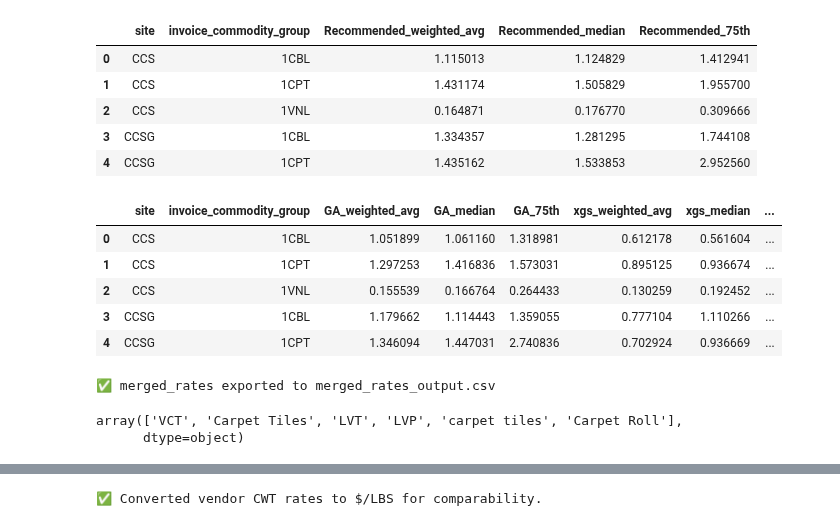
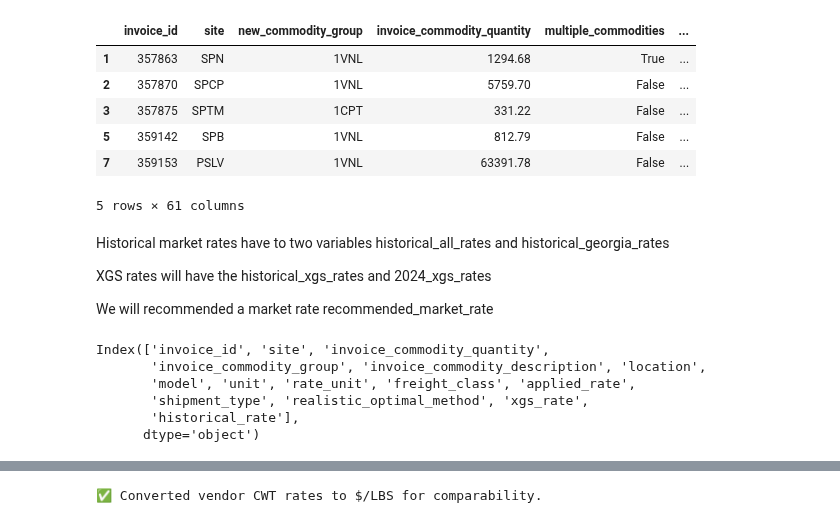
Before and after one commit to Zhuwaki/diverzify_freight_analysis, a Jupyter notebook: notebooks/karabo/site_rates_table_nigel.ipynb, the cells around one changed output, grey strips where cells are left out. Cells and saved outputs as stored; diff of their text form; code cells hidden in the pictures.

```diff
--- a/notebooks/karabo/site_rates_table_nigel.ipynb
+++ b/notebooks/karabo/site_rates_table_nigel.ipynb
@@ -36,21 +47,0 @@ invoice_GA_df = invoice_GA_df[invoice_GA_df["site"].isin(selected_sites)]
-# %%
-# Load the invoice input data
-invoice_path = "invoice_input_data_all.xlsx"  # Update path if needed
-invoice_df = pd.read_excel(invoice_path)
-print(invoice_df.shape)
-# invoice_df = invoice_df[invoice_df['model'] == True]
-invoice_all_df = invoice_df[invoice_df["rate_ratio_normal_outlier"]!= 'MISSING']
-print(invoice_all_df.shape)
-
-invoice_all_df = invoice_all_df[[
-    "invoice_id", "site",'invoice_commodity_quantity', "invoice_commodity_group", "invoice_commodity_description",
-    "location", "model", "unit", "rate_unit", "freight_class", "applied_rate",
-    "shipment_type", "realistic_optimal_method", "xgs_rate", "historical_rate"
-]]
-
-invoice_all_df["invoice_commodity_description"] = invoice_all_df["invoice_commodity_description"].apply(
-    lambda x: x.title() if str(x).strip().lower() == "carpet tiles" else x
-)
-
-# Filter input invoices to selected sites
-invoice_all_df = invoice_all_df[invoice_all_df["site"].isin(selected_sites)]
@@ -138,34 +48,10 @@ merged_rates.head()
-# %%
-# Create recommended columns by taking the max between GA and historical, then multiplying by 1.06
-merged_rates["Recommended_weighted_avg"] = merged_rates[["GA_weighted_avg", "hist_weighted_avg_all"]].max(axis=1) * 1.06
-merged_rates["Recommended_median"] = merged_rates[["GA_median", "hist_median_all"]].max(axis=1) * 1.06
-merged_rates["Recommended_75th"] = merged_rates[["GA_75th", "hist_75th_all"]].max(axis=1) * 1.06
-
-merged_rates[["site", "invoice_commodity_group", "Recommended_weighted_avg", "Recommended_median", "Recommended_75th"]].head()
-# %% [output]
-|  | site | invoice_commodity_group | Recommended_weighted_avg | Recommended_median | Recommended_75th |
-| 0 | CCS | 1CBL | 1.115013 | 1.124829 | 1.412941 |
-| 1 | CCS | 1CPT | 1.431174 | 1.505829 | 1.955700 |
-| 2 | CCS | 1VNL | 0.164871 | 0.176770 | 0.309666 |
-| 3 | CCSG | 1CBL | 1.334357 | 1.281295 | 1.744108 |
-| 4 | CCSG | 1CPT | 1.435162 | 1.533853 | 2.952560 |
 # %%
-merged_rates.head()
+invoice_df.head()
 # %% [output]
-|  | site | invoice_commodity_group | GA_weighted_avg | GA_median | GA_75th | xgs_weighted_avg | xgs_median | ... |
-| 0 | CCS | 1CBL | 1.051899 | 1.061160 | 1.318981 | 0.612178 | 0.561604 | ... |
-| 1 | CCS | 1CPT | 1.297253 | 1.416836 | 1.573031 | 0.895125 | 0.936674 | ... |
-| 2 | CCS | 1VNL | 0.155539 | 0.166764 | 0.264433 | 0.130259 | 0.192452 | ... |
-| 3 | CCSG | 1CBL | 1.179662 | 1.114443 | 1.359055 | 0.777104 | 1.110266 | ... |
-| 4 | CCSG | 1CPT | 1.346094 | 1.447031 | 2.740836 | 0.702924 | 0.936669 | ... |
+|  | invoice_id | site | new_commodity_group | invoice_commodity_quantity | multiple_commodities | ... |
+| 1 | 357863 | SPN | 1VNL | 1294.68 | True | ... |
+| 2 | 357870 | SPCP | 1VNL | 5759.70 | False | ... |
+| 3 | 357875 | SPTM | 1CPT | 331.22 | False | ... |
+| 5 | 359142 | SPB | 1VNL | 812.79 | False | ... |
+| 7 | 359153 | PSLV | 1VNL | 63391.78 | False | ... |
+5 rows × 61 columns
-# %%
-# Export merged_rates to CSV
-merged_rates.to_csv("merged_rates_output_V2_nigel.csv", index=False)
-print("✅ merged_rates exported to merged_rates_output.csv")
-# %% [output]
-✅ merged_rates exported to merged_rates_output.csv
-# %%
-invoice_df['invoice_commodity_description'].unique()
-# %% [output]
-array(['VCT', 'Carpet Tiles', 'LVT', 'LVP', 'carpet tiles', 'Carpet Roll'],
-      dtype=object)
@@ -172 +62,16 @@ array(['VCT', 'Carpet Tiles', 'LVT', 'LVP', 'carpet tiles', 'Carpet Roll'],
+# %% [markdown]
+Historical market rates have to two variables historical_all_rates and historical_georgia_rates
+
+XGS rates will have the historical_xgs_rates and 2024_xgs_rates
+
+We will recommended a market rate recommended_market_rate
+# %%
+invoice_sample_df.columns
+# %% [output]
+Index(['invoice_id', 'site', 'invoice_commodity_quantity',
+       'invoice_commodity_group', 'invoice_commodity_description', 'location',
+       'model', 'unit', 'rate_unit', 'freight_class', 'applied_rate',
+       'shipment_type', 'realistic_optimal_method', 'xgs_rate',
+       'historical_rate'],
+      dtype='object')
 # %%
```
Also changed, not shown: parts of 41 cells of this notebook, 37 other files.
